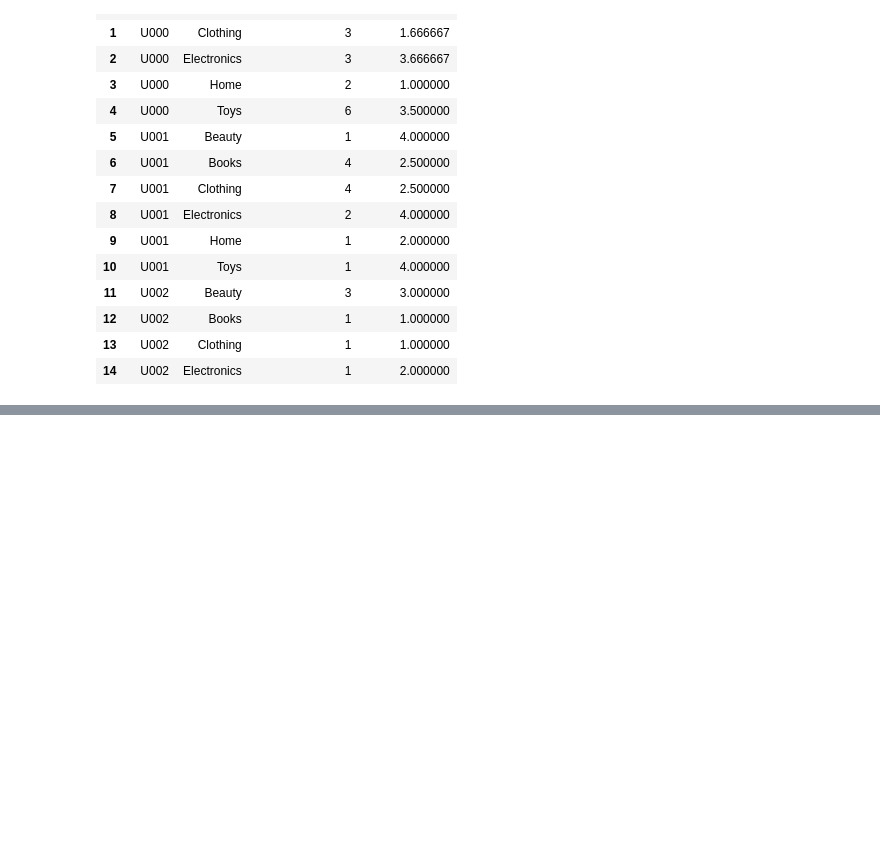
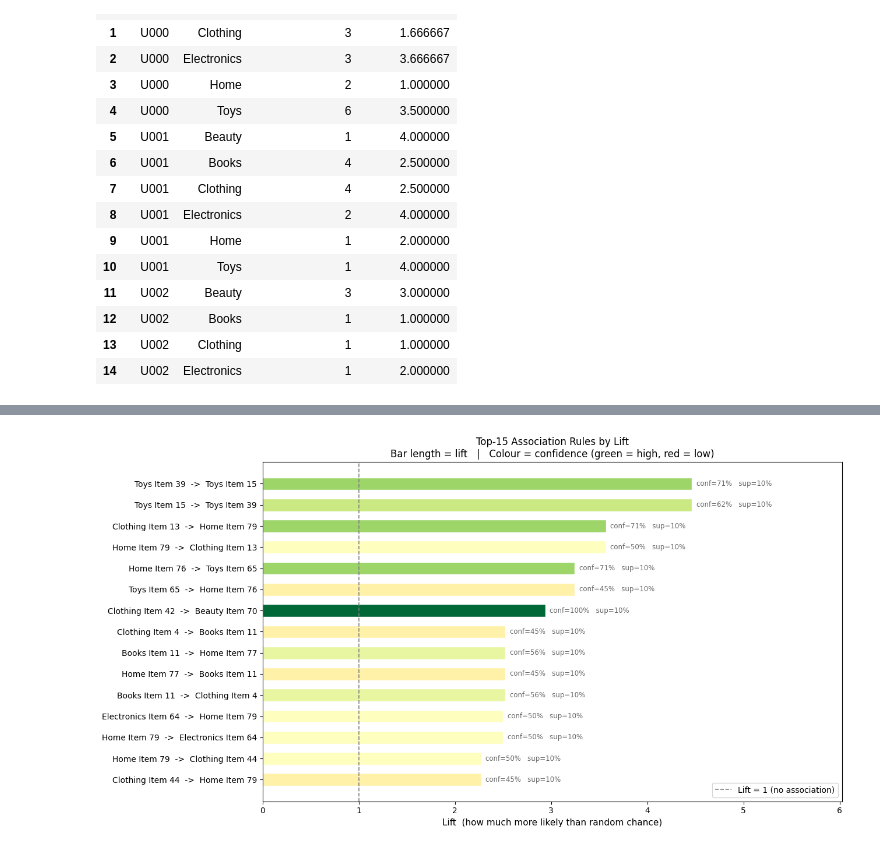
Before and after one commit to Pharo-14/SOEN-471-A2, a Jupyter notebook: src/project_notebook.ipynb, the cells around one changed output, grey strips where cells are left out. Cells and saved outputs as stored; diff of their text form; code cells hidden in the pictures; blank space fills up the shorter version.

```diff
--- a/src/project_notebook.ipynb
+++ b/src/project_notebook.ipynb
@@ -153,0 +345,48 @@ user_category_agg.head(15)
+# %%
+if len(rules) == 0:
+    print("No rules to plot.")
+else:
+    TOP_RULES = 15
+    top_rules = rules.head(TOP_RULES).copy()
+    top_rules["label"] = top_rules.apply(
+        lambda r: f"{chr(39).join(sorted(r['antecedents']))}  ->  {', '.join(sorted(r['consequents']))}",
+        axis=1,
+    )
+
+    # Map confidence to a green-to-red colour scale
+    cmap = plt.cm.RdYlGn
+    colors = [cmap(c) for c in top_rules["confidence"].values]
+
+    fig, ax = plt.subplots(figsize=(13, 7))
+    bars = ax.barh(
+        top_rules["label"].iloc[::-1],
+        top_rules["lift"].iloc[::-1],
+        color=colors[::-1],
+        edgecolor="white",
+        height=0.6,
+    )
+
+    # Annotate each bar with confidence and support
+    max_lift = top_rules["lift"].max()
+    for i, (_, row) in enumerate(top_rules.iloc[::-1].iterrows()):
+        ax.text(
+            row["lift"] + max_lift * 0.01,
+            i,
+            f"conf={row['confidence']:.0%}   sup={row['support']:.0%}",
+            va="center", fontsize=8.5, color="dimgray",
+        )
+
+    ax.axvline(1.0, color="gray", linestyle="--", linewidth=1.2, label="Lift = 1 (no association)")
+    ax.set_xlabel("Lift  (how much more likely than random chance)", fontsize=11)
+    ax.set_xlim(0, max_lift * 1.35)
+    ax.set_title(
+        f"Top-{TOP_RULES} Association Rules by Lift\n"
+        "Bar length = lift   |   Colour = confidence (green = high, red = low)",
+        fontsize=12,
+    )
+    ax.legend(fontsize=10)
+    plt.tight_layout()
+    plt.savefig("association_rules_barchart.png", dpi=150, bbox_inches="tight")
+    plt.show()
+# %% [output]
+[figure, added]
```
Also changed, not shown: parts of 17 cells of this notebook, 3 other files.
